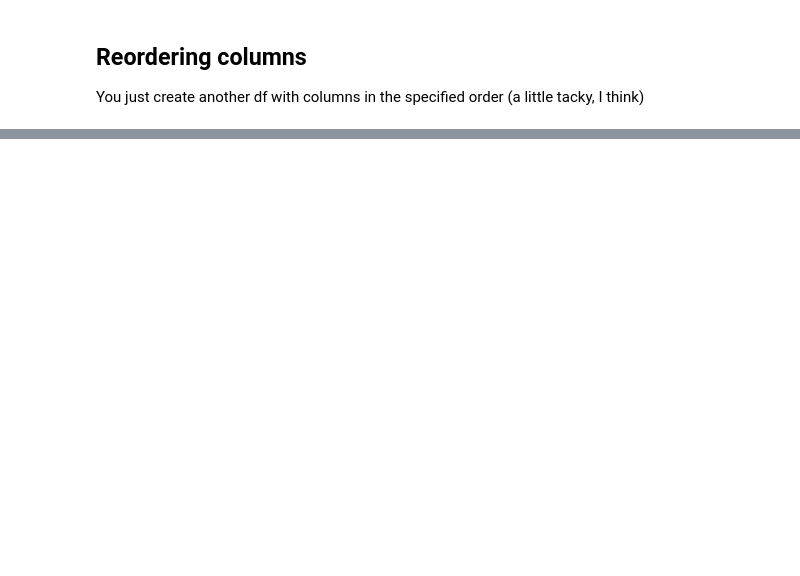
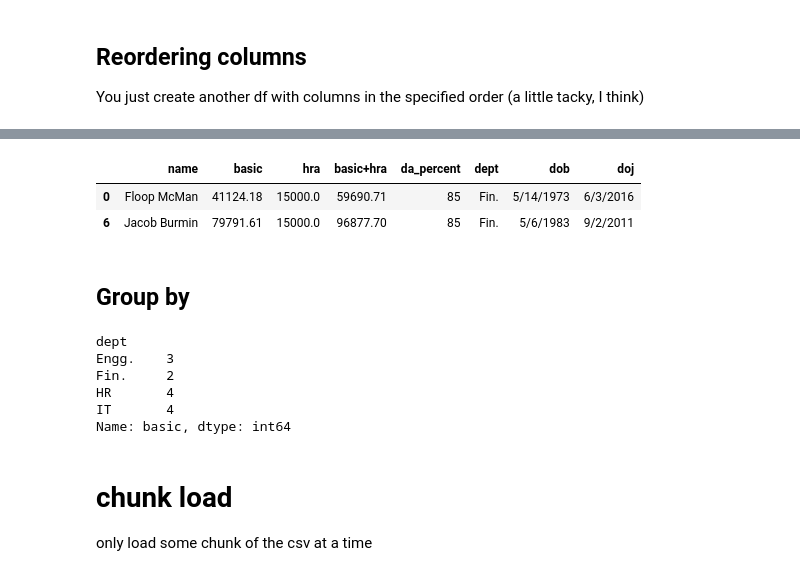
Before and after one commit to peterbarraud/learning-pandas, a Jupyter notebook: understanding-pandas.ipynb, the cells around one changed output, grey strips where cells are left out. Drawn from its saved outputs; the diff is of its cells as text; code cells hidden in the pictures; blank space fills up the shorter version.

```diff
--- a/understanding-pandas.ipynb
+++ b/understanding-pandas.ipynb
@@ -217,0 +265,30 @@ df
+# %%
+    # you could also use a condition on one col to change the val in another
+    # let's change da_percent to 85 for all in Fin. dept
+    df.loc[df['dept'] == 'Fin.', 'da_percent'] = 85
+    # use list to modify multiple fields something like
+    df.loc[df['dept'] == 'Fin.', ['da_percent', 'hra']] = [85, 15000]
+    df.loc[df['dept'] == 'Fin.']
+# %% [output]
+|  | name | basic | hra | basic+hra | da_percent | dept | dob | doj |
+| 0 | Floop McMan | 41124.18 | 15000.0 | 59690.71 | 85 | Fin. | 5/14/1973 | 6/3/2016 |
+| 6 | Jacob Burmin | 79791.61 | 15000.0 | 96877.70 | 85 | Fin. | 5/6/1983 | 9/2/2011 |
+# %% [markdown]
+## Group by
+# %%
+# mean basic by dept
+df.groupby(['dept']).mean()
+# sum
+df.groupby(['dept']).sum()
+# count. and also only get some cols
+df.groupby(['dept']).count()['basic']
+# %% [output]
+dept
+Engg.    3
+Fin.     2
+HR       4
+IT       4
+Name: basic, dtype: int64
+# %% [markdown]
+# chunk load
+only load some chunk of the csv at a time
```
Also changed, not shown: parts of 11 cells of this notebook, 5 other files.
